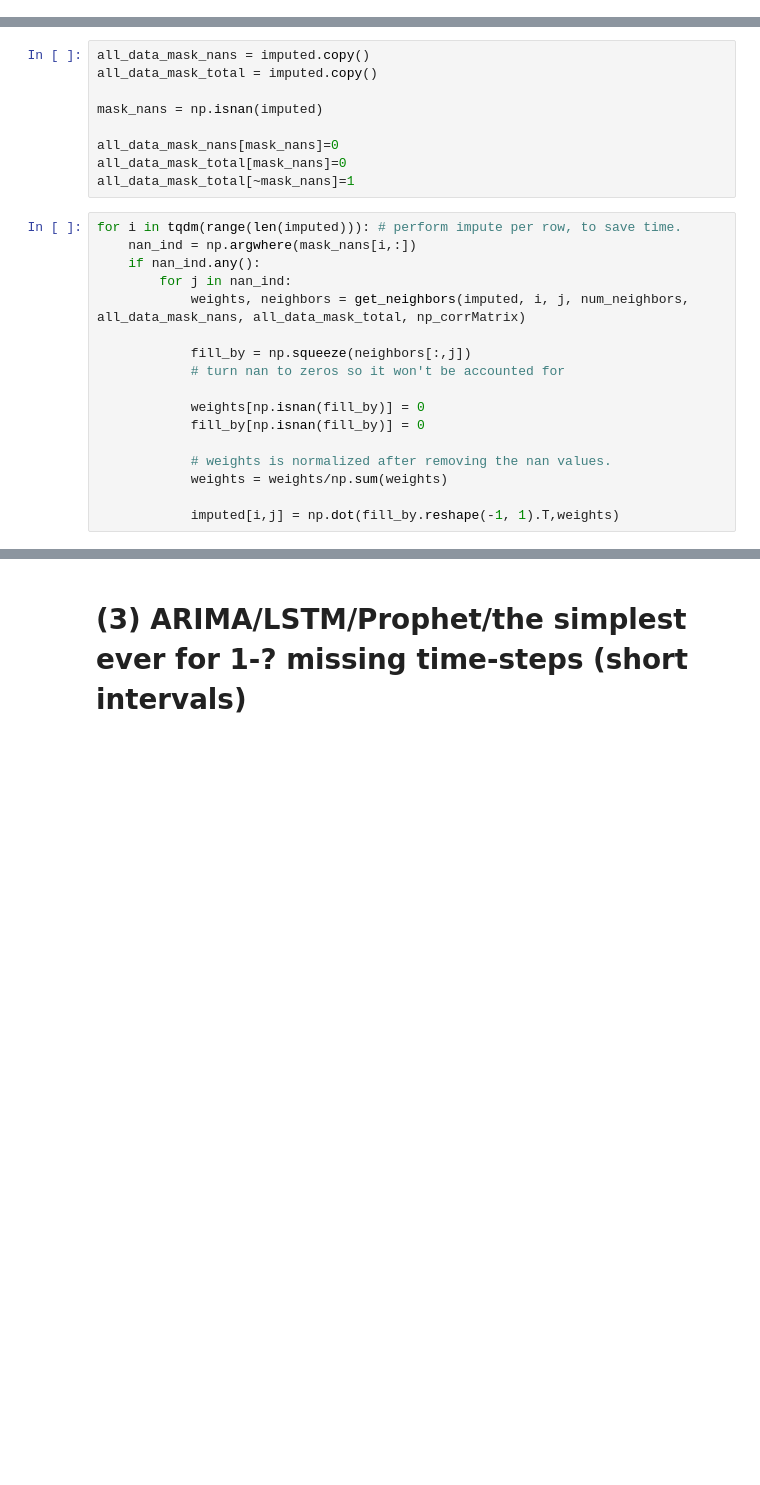
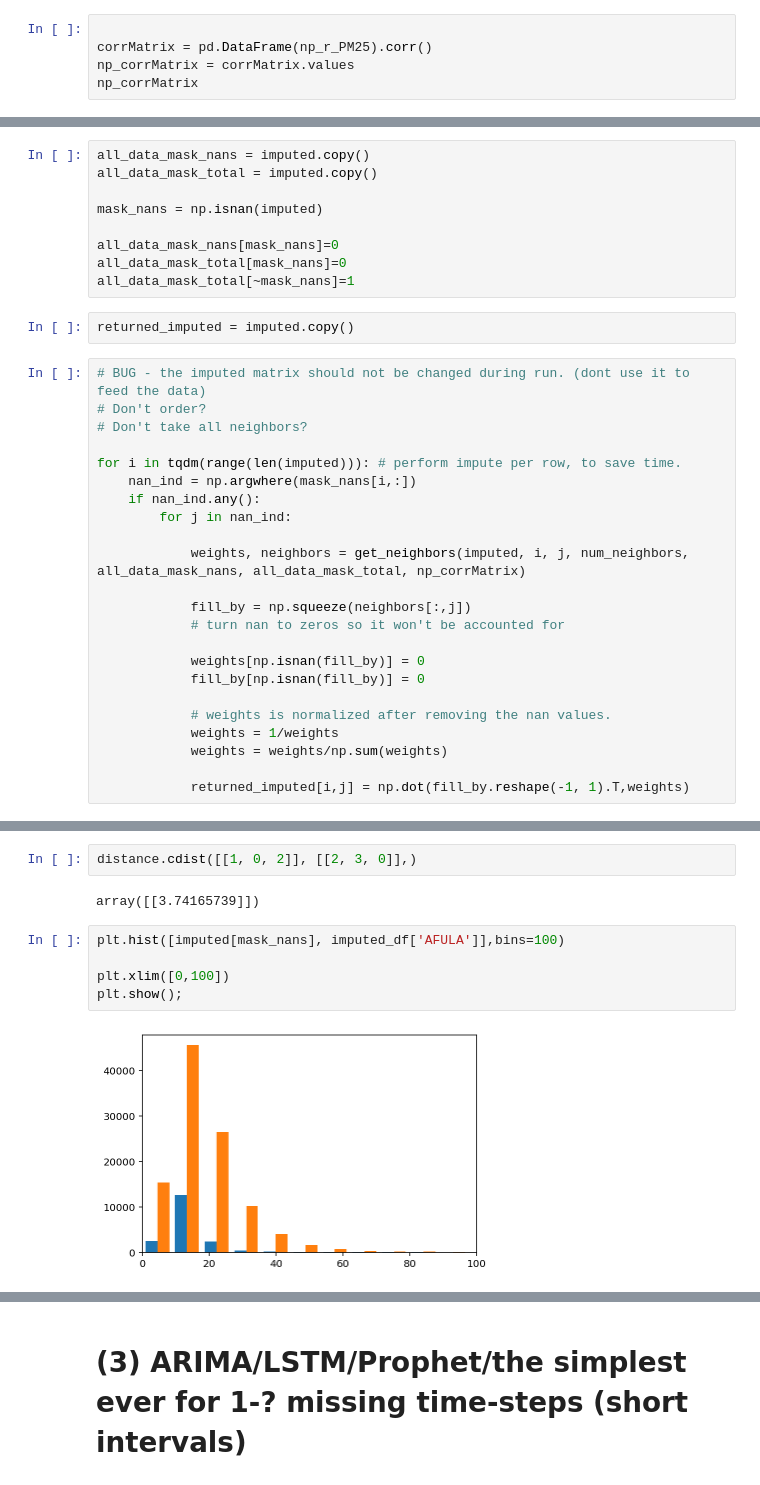
Before and after one commit to iditbela2/Broday_notebooks, a Jupyter notebook: data_imputation_all_methods.ipynb, the cells around one changed output, grey strips where cells are left out. Drawn from its saved outputs; the diff is of its cells as text; blank space fills up the shorter version.

```diff
--- a/data_imputation_all_methods.ipynb
+++ b/data_imputation_all_methods.ipynb
@@ -346,0 +408,5 @@ np_corrMatrix = corrMatrix.values
+# %%
+
+corrMatrix = pd.DataFrame(np_r_PM25).corr()
+np_corrMatrix = corrMatrix.values
+np_corrMatrix
@@ -388,11 +462,18 @@ mask_nans = np.isnan(imputed)
 all_data_mask_nans[mask_nans]=0
 all_data_mask_total[mask_nans]=0
 all_data_mask_total[~mask_nans]=1
+# %%
+returned_imputed = imputed.copy()
 # %%
+# BUG - the imputed matrix should not be changed during run. (dont use it to feed the data)
+# Don't order?
+# Don't take all neighbors?
+
 for i in tqdm(range(len(imputed))): # perform impute per row, to save time.
     nan_ind = np.argwhere(mask_nans[i,:])
     if nan_ind.any():
         for j in nan_ind:
+
             weights, neighbors = get_neighbors(imputed, i, j, num_neighbors, all_data_mask_nans, all_data_mask_total, np_corrMatrix)
 
             fill_by = np.squeeze(neighbors[:,j])
@@ -402,6 +483,7 @@ for i in tqdm(range(len(imputed))): # perform impute per row, to save time.
             fill_by[np.isnan(fill_by)] = 0
 
             # weights is normalized after removing the nan values.
+            weights = 1/weights
             weights = weights/np.sum(weights)
 
-            imputed[i,j] = np.dot(fill_by.reshape(-1, 1).T,weights)
+            returned_imputed[i,j] = np.dot(fill_by.reshape(-1, 1).T,weights)
@@ -425,0 +606,11 @@ array([75775, 74296, 74298, ..., 89731, 88788, 79027])
+# %%
+distance.cdist([[1, 0, 2]], [[2, 3, 0]],)
+# %% [output]
+array([[3.74165739]])
+# %%
+plt.hist([imputed[mask_nans], imputed_df['AFULA']],bins=100)
+
+plt.xlim([0,100])
+plt.show();
+# %% [output]
+[figure, added]
```
Also changed, not shown: parts of 32 cells of this notebook.
